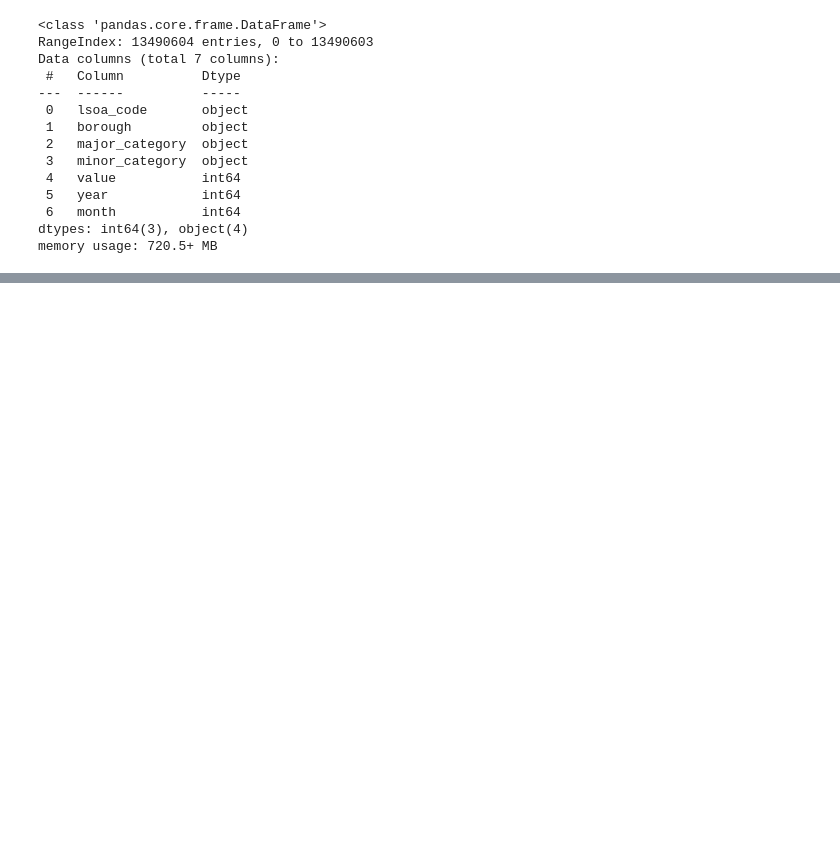
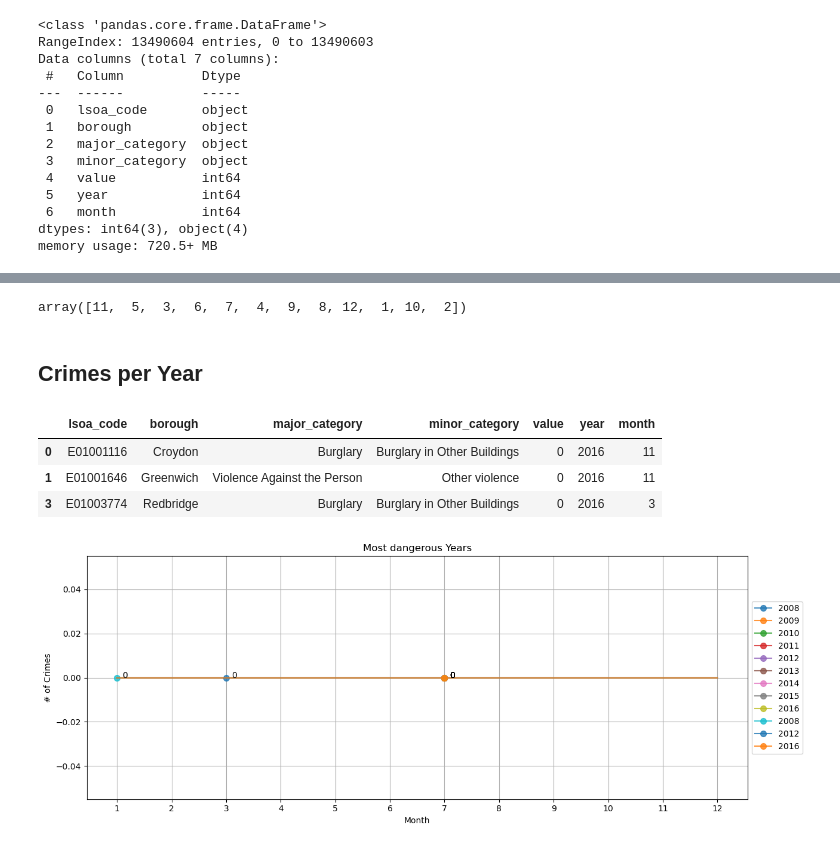
Before and after one commit to mfarizky/H8_5, a Jupyter notebook: assignment/PYTN_Assgn_1_5_Rijal.ipynb, the cells around one changed output, grey strips where cells are left out. Saved outputs shown, nothing was run; the diff lists cells and outputs as text; code cells hidden in the pictures; blank space fills up the shorter version.

```diff
--- a/assignment/PYTN_Assgn_1_5_Rijal.ipynb
+++ b/assignment/PYTN_Assgn_1_5_Rijal.ipynb
@@ -56,0 +94,18 @@ df_borouh =
+# %%
+df_lc["month"].unique()
+# %% [output]
+array([11,  5,  3,  6,  7,  4,  9,  8, 12,  1, 10,  2])
+# %% [markdown]
+## Crimes per Year
+# %%
+crimes_per_year = {}
+for year in np.sort(df_lc['year'].unique()):
+    crimes = df_lc.loc[df_lc['year'] == year]
+    crimes_per_year[year] = sum(crimes['value'])
+# %%
+crimes.head(3)
+# %% [output]
+|  | lsoa_code | borough | major_category | minor_category | value | year | month |
+| 0 | E01001116 | Croydon | Burglary | Burglary in Other Buildings | 0 | 2016 | 11 |
+| 1 | E01001646 | Greenwich | Violence Against the Person | Other violence | 0 | 2016 | 11 |
+| 3 | E01003774 | Redbridge | Burglary | Burglary in Other Buildings | 0 | 2016 | 3 |
@@ -56,0 +127,39 @@ df_borouh =
+# %%
+for year in ['2008', '2012', '2016']:
+    crimes_y = df_lc.loc[(df_lc['year'] == year)]
+    crimes_per_month[year] = []
+
+    for month in ['1', '2', '3', '4', '5', '6', '7', '8', '9', '10', '11', '12']:
+        crimes = crimes_y.loc[crimes_y['month'] == month]
+        crimes_per_month[year].append(sum(crimes['value']))
+# %%
+plt.figure(figsize=(13, 5))
+
+xy = None
+
+for year in crimes_per_month.keys():
+    if year == '2008':
+        xy = (0.1, max(crimes_per_month[year]))
+        markevery = [0]
+    elif year == '2012':
+        xy = (2.1, max(crimes_per_month[year]))
+        markevery = [2]
+    else:
+        xy = (6.1, max(crimes_per_month[year]))
+        markevery = [6]
+
+    plt.plot(range(len(crimes_per_month[year])), crimes_per_month[year],
+             label=year, alpha=.8, marker='o', markersize=7.0,
+             markevery=markevery)
+    plt.annotate(max(crimes_per_month[year]), xy)
+
+plt.xticks(range(len(df_lc['month'].unique())),
+           ['1', '2', '3', '4', '5', '6', '7', '8', '9', '10', '11', '12'])
+plt.xlabel('Month')
+plt.ylabel('# of Crimes')
+plt.title('Most dangerous Years')
+plt.grid()
+plt.legend(loc='center left', bbox_to_anchor=(1, 0.5))
+plt.tight_layout()
+# %% [output]
+[figure, added]
```
Also changed, not shown: parts of 8 cells of this notebook.
